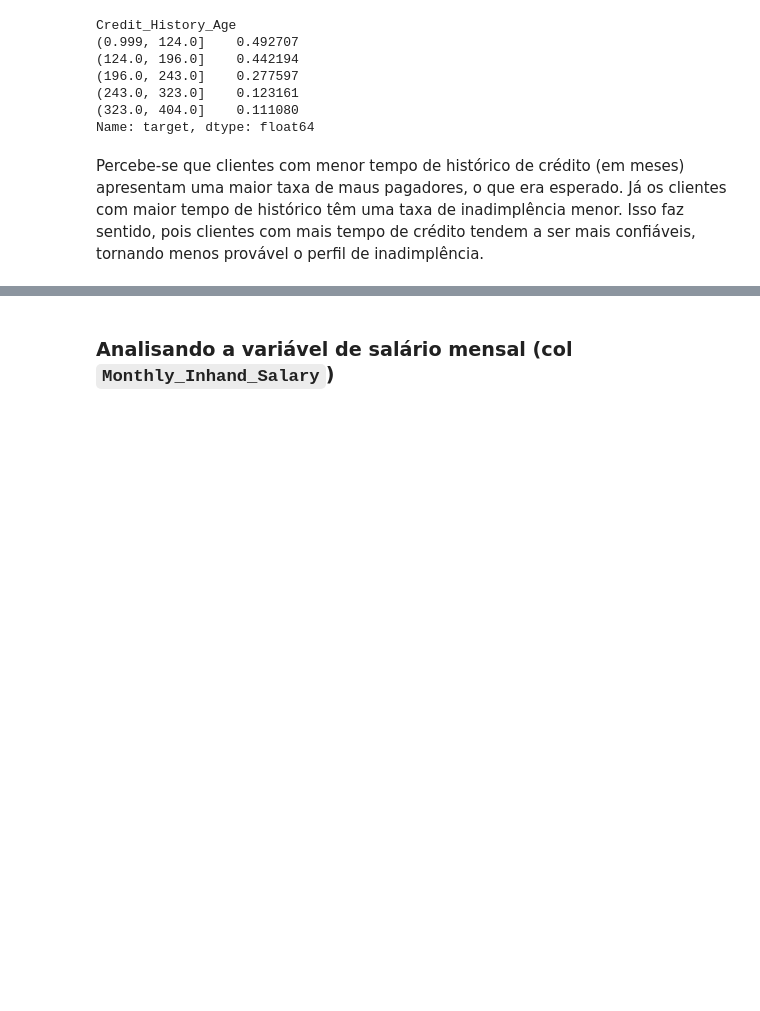
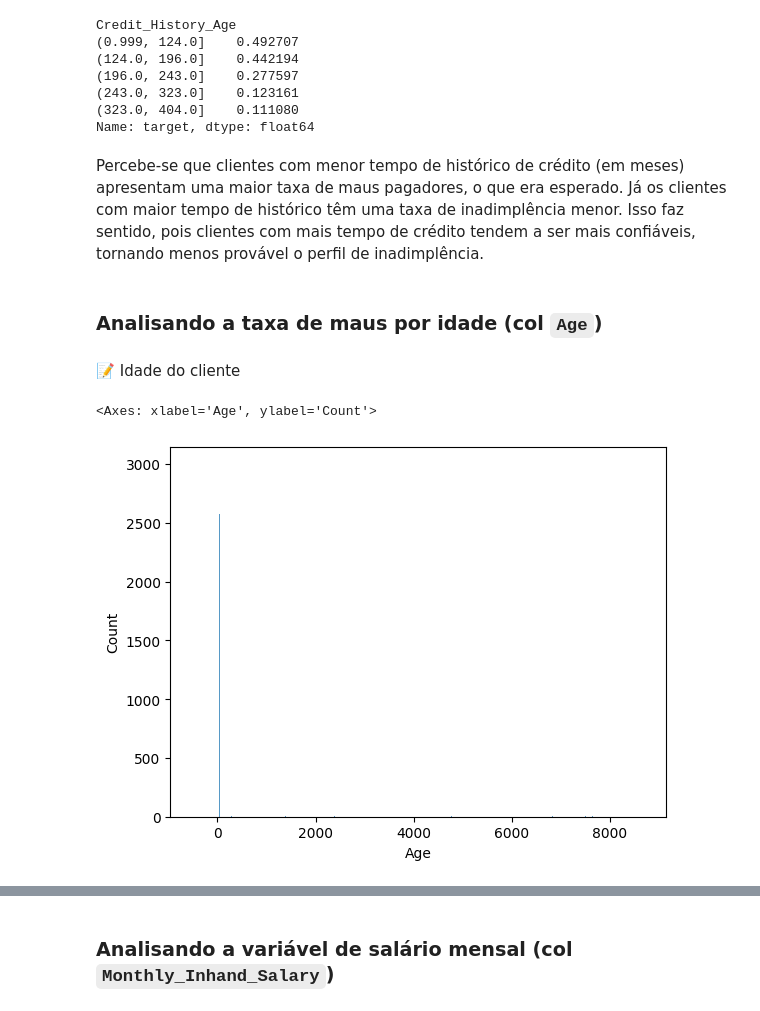
Before and after one commit to deborabmfreitas/credit-score-prediction, a Jupyter notebook: credit-score-prediction.ipynb, the cells around one changed output, grey strips where cells are left out. Saved outputs shown, nothing was run; the diff lists cells and outputs as text; code cells hidden in the pictures; blank space fills up the shorter version.

```diff
--- a/credit-score-prediction.ipynb
+++ b/credit-score-prediction.ipynb
@@ -529,3 +562,21 @@ Percebe-se que clientes com menor tempo de histórico de crédito (em meses) apr
 # Gráfico disso aqui
 # %%
 # Testar adicionar a variavel em faixas de histórico ou ela bruta (total de meses) na hora da modelagem
+# %% [markdown]
+### Analisando a taxa de maus por idade (col `Age`)
+# %% [markdown]
+📝 Idade do cliente
+# %%
+# Preparando a variável para ser analisada
+age_hist = train[['Age','target']]
+
+# Removendo underscore _
+age_hist.loc[:, 'Age'] = age_hist['Age'].str.replace('_', '', regex=False)
+
+# Transformando em int
+age_hist.loc[:,'Age'] = age_hist['Age'].astype(int)
+# %%
+sns.histplot(data=age_hist, x='Age')
+# %% [output]
+<Axes: xlabel='Age', ylabel='Count'>
+[figure, added]
```
Also changed, not shown: parts of 49 cells of this notebook.
